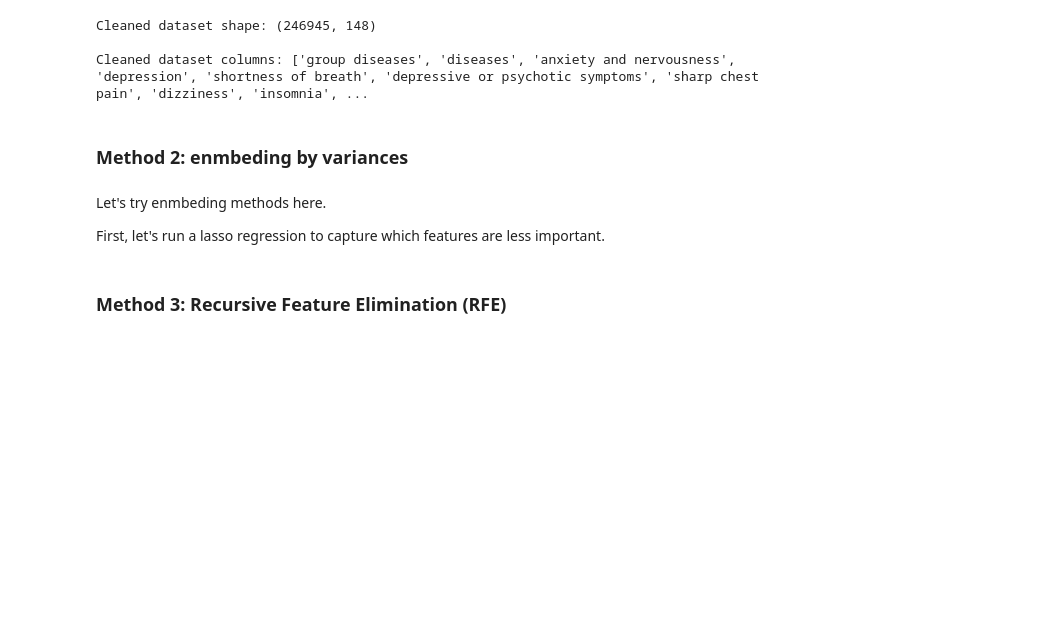
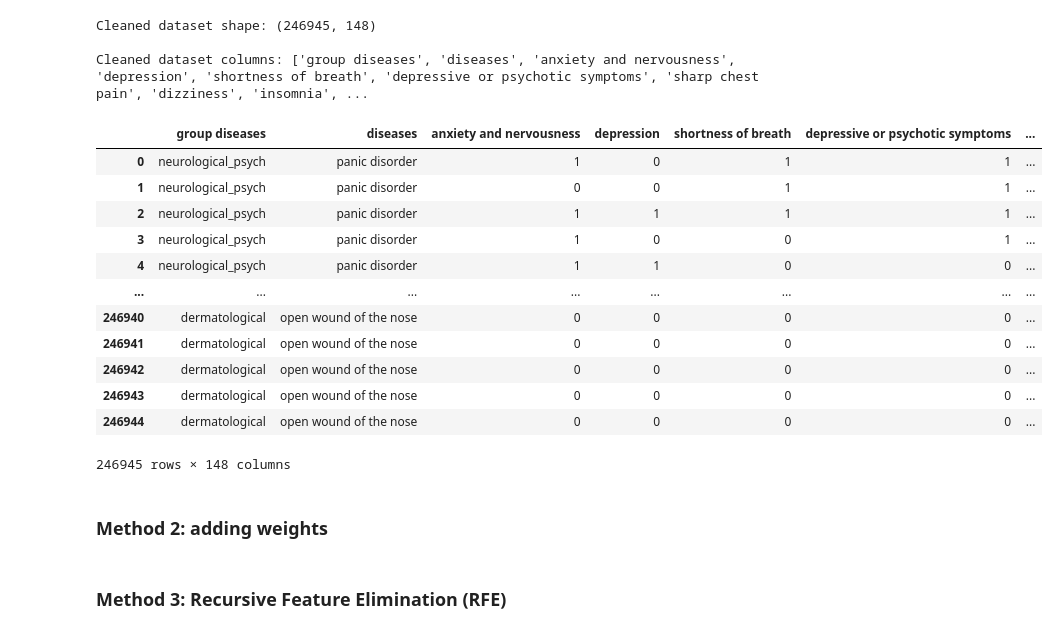
Before and after one commit to anthonyrocher/machine_learning_project, a Jupyter notebook: project.ipynb, the cells around one changed output. Drawn from its saved outputs; the diff is of its cells as text; code cells hidden in the pictures; blank space fills up the shorter version.

```diff
--- a/project.ipynb
+++ b/project.ipynb
@@ -246,7 +246,21 @@ Cleaned dataset shape: (246945, 148)
 
 Cleaned dataset columns: ['group diseases', 'diseases', 'anxiety and nervousness', 'depression', 'shortness of breath', 'depressive or psychotic symptoms', 'sharp chest pain', 'dizziness', 'insomnia', ...
 # %%
-#df_cleaned
+df_method1
+# %% [output]
+|  | group diseases | diseases | anxiety and nervousness | depression | shortness of breath | depressive or psychotic symptoms | ... |
+| 0 | neurological_psych | panic disorder | 1 | 0 | 1 | 1 | ... |
+| 1 | neurological_psych | panic disorder | 0 | 0 | 1 | 1 | ... |
+| 2 | neurological_psych | panic disorder | 1 | 1 | 1 | 1 | ... |
+| 3 | neurological_psych | panic disorder | 1 | 0 | 0 | 1 | ... |
+| 4 | neurological_psych | panic disorder | 1 | 1 | 0 | 0 | ... |
+| ... | ... | ... | ... | ... | ... | ... | ... |
+| 246940 | dermatological | open wound of the nose | 0 | 0 | 0 | 0 | ... |
+| 246941 | dermatological | open wound of the nose | 0 | 0 | 0 | 0 | ... |
+| 246942 | dermatological | open wound of the nose | 0 | 0 | 0 | 0 | ... |
+| 246943 | dermatological | open wound of the nose | 0 | 0 | 0 | 0 | ... |
+| 246944 | dermatological | open wound of the nose | 0 | 0 | 0 | 0 | ... |
+246945 rows × 148 columns
 # %%
 def extract_group_int(disease:str):
     if disease == "cardiovascular":
@@ -283,6 +297,2 @@ df_cleaned["Response"] = df_cleaned["group diseases"].apply(extract_group_int)
 # %% [markdown]
-### Method 2: enmbeding by variances
+### Method 2: adding weights
-# %% [markdown]
-Let's try enmbeding methods here.
-
-First, let's run a lasso regression to capture which features are less important.
```
Also changed, not shown: parts of 26 cells of this notebook, 2 other files.
